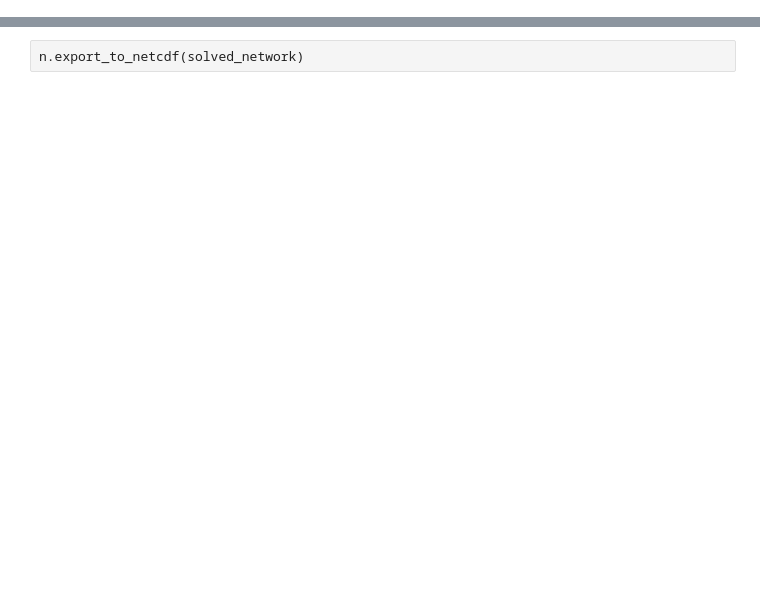
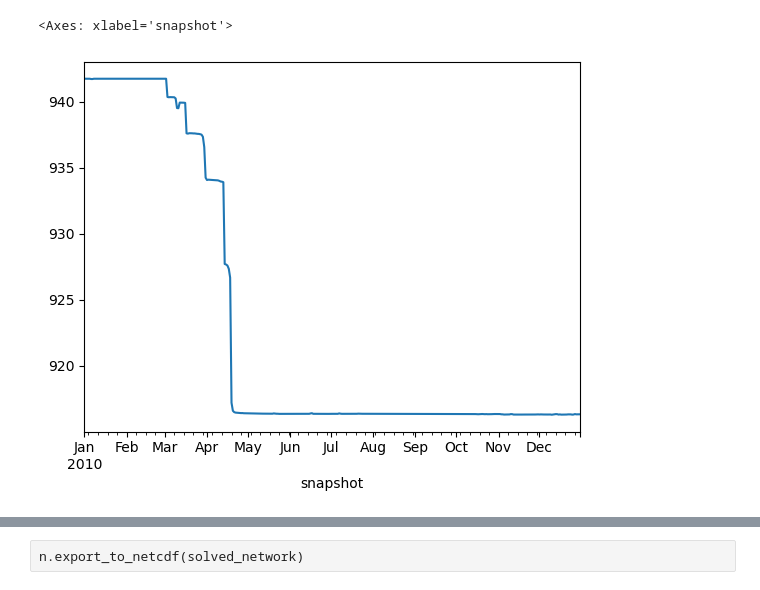
Before and after one commit to thomgeo/open_eraa, a Jupyter notebook: solve_model.ipynb, the cells around one changed output, grey strips where cells are left out. Saved outputs shown, nothing was run; the diff lists cells and outputs as text; code cells hidden in the pictures; blank space fills up the shorter version.

```diff
--- a/solve_model.ipynb
+++ b/solve_model.ipynb
@@ -1058,0 +886,5 @@ INFO:pypsa.optimization.optimize:The shadow-prices of the constraints Bus-ORDC w
+# %%
+m.generators_t.p.filter(like="NOS3").sum(axis=1).plot()
+# %% [output]
+<Axes: xlabel='snapshot'>
+[figure, added]
```
Also changed, not shown: parts of 172 cells of this notebook, 8 other files.
